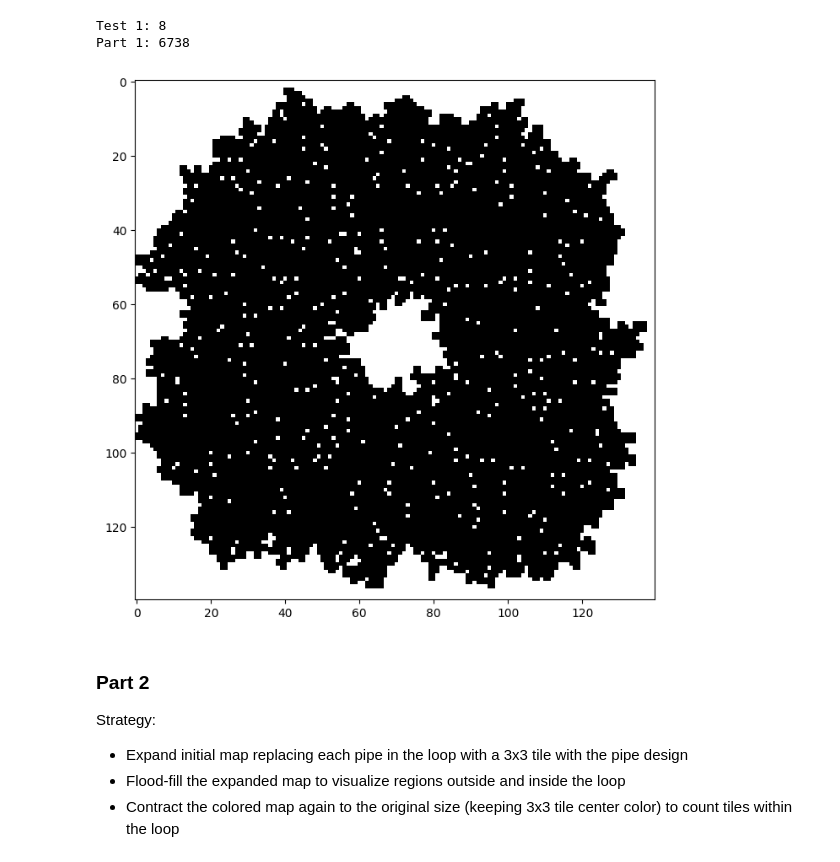
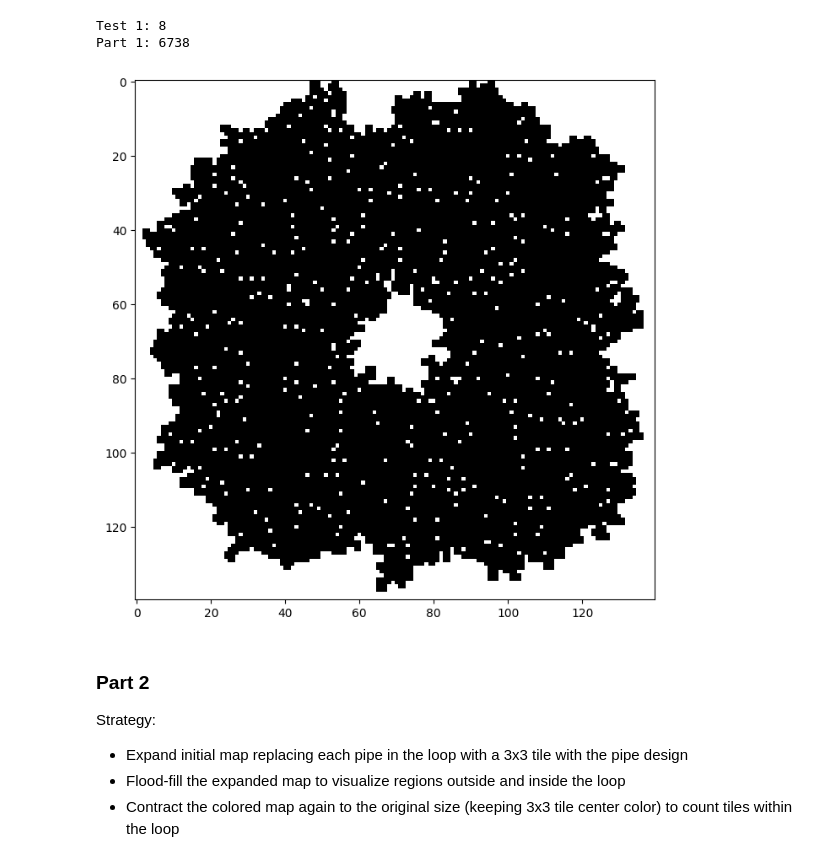
Before and after one commit to marcodelmastro/AdventOfCode2023, a Jupyter notebook: Day10.ipynb, the cells around one changed output. Cells and saved outputs as stored; diff of their text form; code cells hidden in the pictures.

Commit message:
Day 10: fixed inverted coordinates in first plot

```diff
--- a/Day10.ipynb
+++ b/Day10.ipynb
@@ -112,18 +112,18 @@ Part 1: 6738
 # %%
 import matplotlib.pyplot as plt
 import numpy as np
 
 grid = readInput10("AOC2023inputs/input10.txt")
 _, loop = furthestCell(grid)
 
 pipemap = np.zeros((len(grid[0]),len(grid)),dtype=int)
 for x,y in loop:
-    pipemap[x][y] = 1
+    pipemap[y][x] = 1
 
 fig = plt.figure(figsize=(8,8), dpi=100)
 _ = plt.imshow(pipemap,cmap="binary")
 # %% [output]
-[figure, old version]
+[figure, new version]
 # %% [markdown]
 ### Part 2
 
```
